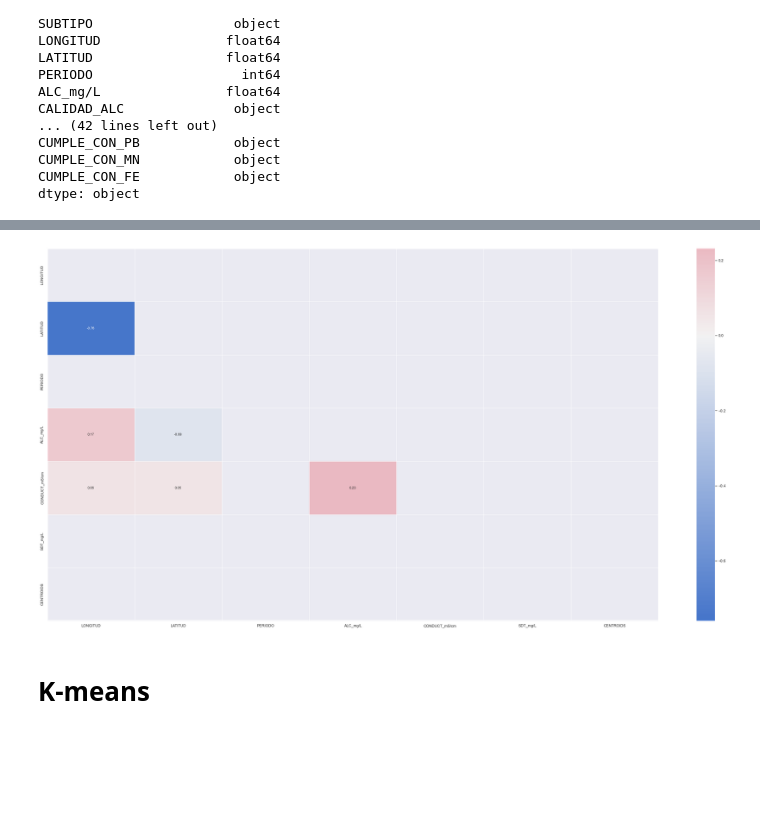
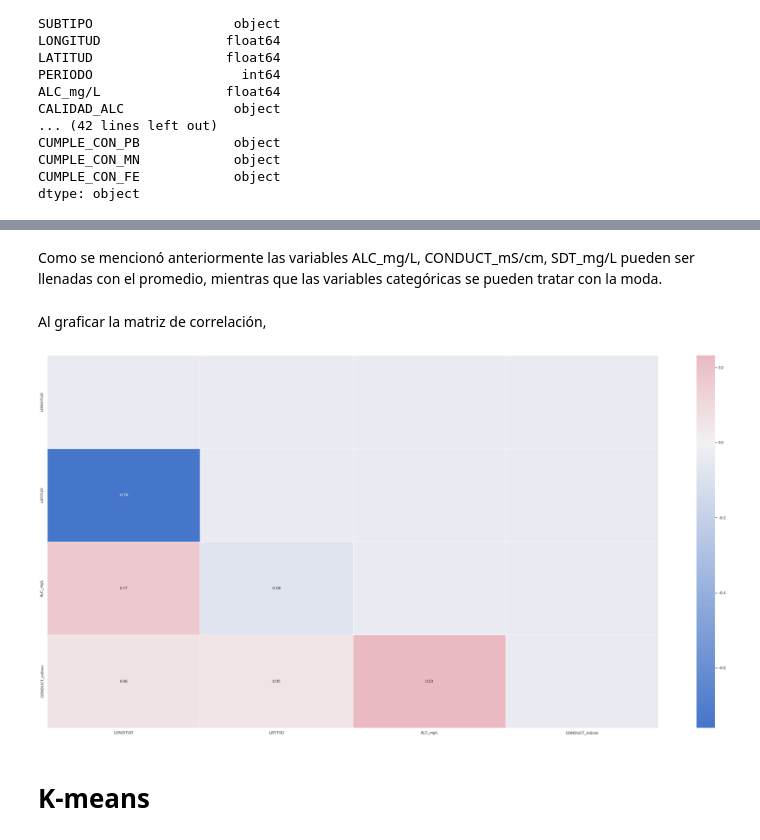
Before and after one commit to PosgradoMNA/actividades-del-projecto-cad_equipo47, a Jupyter notebook: Reto/Reto_Entrega1_Equipo47.ipynb, the cells around one changed output, grey strips where cells are left out. Saved outputs shown, nothing was run; the diff lists cells and outputs as text; code cells hidden in the pictures; blank space fills up the shorter version.

```diff
--- a/Reto/Reto_Entrega1_Equipo47.ipynb
+++ b/Reto/Reto_Entrega1_Equipo47.ipynb
@@ -101,0 +94,2 @@ df_subterraneas.describe()
+# %%
+df_subterraneas.drop(['SDT_mg/L', 'PERIODO','CLAVE','SITIO'], axis=1, inplace= True)
@@ -135,0 +133,17 @@ matriz_corr = df_subterraneas.corr()
+# %%
+df_vars = vars_categoricas + ['SEMAFORO']
+sns.set(rc = {'figure.figsize':(30, 10)})
+fig, axes = plt.subplots(2, 2)
+
+for k in range(len(df_vars)):
+    plt.subplot(2, 2, k+1)
+    try:
+        Transf0 = df_subterraneas.groupby(df_vars[k]).SEMAFORO.count().reset_index()
+    except:
+        Transf0 = df_subterraneas.groupby(df_vars[k]).CALIDAD_FE.count().reset_index()
+    try:
+        plt.bar(Transf0.iloc[:,0].astype(int).astype(str), Transf0.iloc[:,1])
+    except:
+        plt.bar(Transf0.iloc[:,0].astype(str), Transf0.iloc[:,1])
+
+    plt.xlabel(df_vars[k])
@@ -135,0 +154,2 @@ matriz_corr = df_subterraneas.corr()
+# %%
+df_subterraneas.drop(['ACUIFERO','SUBTIPO'], axis=1, inplace= True)
@@ -135,0 +162,15 @@ matriz_corr = df_subterraneas.corr()
+# %%
+df_vars = vars_numericas
+sns.set(rc = {'figure.figsize':(30, 10)})
+fig, axes = plt.subplots(2, 2)
+
+for k in range(len(df_vars)):
+    plt.subplot(2, 2, k+1)
+    if len(df_subterraneas[df_vars[k]].unique())>=20:
+      Transf0 = df_subterraneas[df_vars[k]]
+      try:
+        plt.hist(Transf0, bins=20)
+      except:
+        print(df_vars[k])#plt.hist(Transf0.astype(float), bins=20)
+
+    plt.xlabel(df_vars[k])
@@ -136,15 +198,22 @@ matriz_corr = df_subterraneas.corr()
+# %% [markdown]
+Como se mencionó anteriormente las variables ALC_mg/L, CONDUCT_mS/cm, SDT_mg/L pueden ser llenadas con el promedio, mientras que las variables categóricas se pueden tratar con la moda.
+# %% [markdown]
+Al graficar la matriz de correlación,
 # %%
-mask = np.zeros_like(df_subterraneas.corr(), dtype='bool')
+# Matriz de correlación
+matriz_corr = df_subterraneas.corr()
+
+mask = np.zeros_like(matriz_corr, dtype='bool')
 mask[np.triu_indices_from(mask)] = True
 plt.subplots(figsize=(40, 20))
 cmap = sns.diverging_palette(255, 6, as_cmap=True)
 
-figure = sns.heatmap(df_subterraneas.corr(), mask=mask, cmap=cmap,
+figure = sns.heatmap(matriz_corr, mask=mask, cmap=cmap,
                      center=0, linewidths=0.5,
                      annot=True, fmt='.2f'
                      )
 # %% [output]
-[figure, old version]
+[figure, new version]
 # %% [markdown]
 # K-means
 # %%
```
Also changed, not shown: parts of 28 cells of this notebook.
